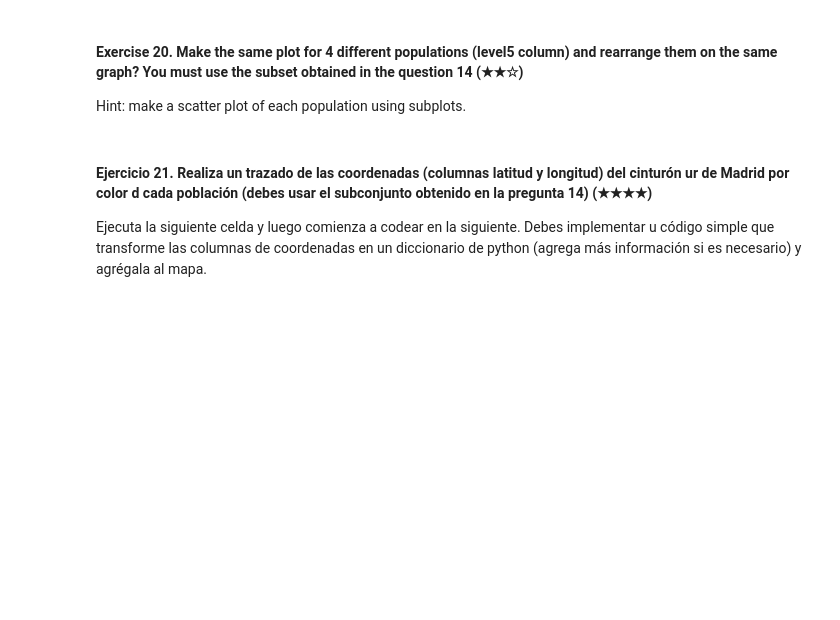
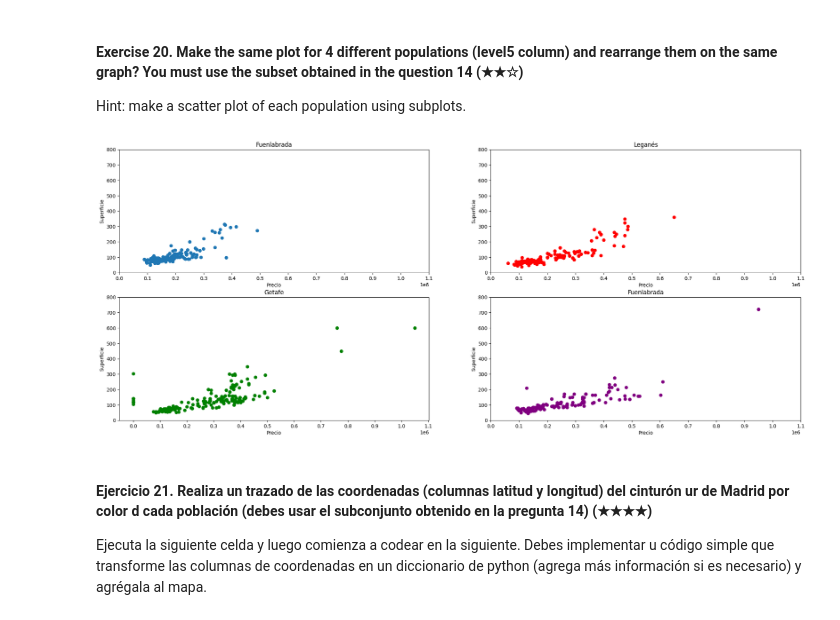
Before and after one commit to pythorena/PROYECTO-PREWORK, a Jupyter notebook: project.es.ipynb, the cells around one changed output. Drawn from its saved outputs; the diff is of its cells as text; code cells hidden in the pictures; blank space fills up the shorter version.

```diff
--- a/project.es.ipynb
+++ b/project.es.ipynb
@@ -581,6 +581,58 @@ See the caveats in the documentation: https://pandas.pydata.org/pandas-docs/stab
 # %% [markdown]
 #### Exercise 20. Make the same plot for 4 different populations (level5 column) and rearrange them on the same graph? You must use the subset obtained in the question 14 (★★☆)
 Hint: make a scatter plot of each population using subplots.
+# %%
+#Imprimir 4 gráficos de dispersión en la misma gráfica
+fig, axs = plt.subplots(2, 2, figsize=(25, 10))
+
+#Gráficos de dispersión - necesito 2 variables numéricas (por ejemplo precio y superficie)
+    #Subgráfica para Fuenlabrada
+x_fuen = fuenlabrada['price']
+y_fuen = fuenlabrada['surface']
+axs[0, 0].scatter(x_fuen, y_fuen)
+axs[0, 0].set_title('Fuenlabrada')
+axs[0, 0].set_xlabel('Precio')
+axs[0, 0].set_ylabel('Superficie')
+
+    #Subgráfica para Leganés
+x_leg = leganes['price']
+y_leg = leganes['surface']
+axs[0, 1].scatter(x_leg, y_leg, c='red')
+axs[0, 1].set_title('Leganés')
+axs[0, 1].set_xlabel('Precio')
+axs[0, 1].set_ylabel('Superficie')
+
+    #Subgráfica para Getafe
+x_get= getafe['price']
+y_get = getafe['surface']
+axs[1, 0].scatter(x_get, y_get, c='green')
+axs[1, 0].set_title('Getafe')
+axs[1, 0].set_xlabel('Precio')
+axs[1, 0].set_ylabel('Superficie')
+
+    #Subgráfica para Alcorcón
+x_alc = alcorcon['price']
+y_alc = alcorcon['surface']
+axs[1, 1].scatter(x_alc, y_alc, c='purple')
+axs[1, 1].set_title('Fuenlabrada')
+axs[1, 1].set_xlabel('Precio')
+axs[1, 1].set_ylabel('Superficie')
+
+#Normalización - unificar criterios -> establecer un rango común para todos los ejes
+#Los precios máximos están calculados en el ejercicio anterior. La casa más cara vale 1.050.000 USD. Por tanto, el eje x irá de 0 a 1.050.000 USD.
+xticks = np.arange(0, 1150000, 100000)
+for i in axs.flat:
+    i.set_xticks(xticks)
+#En el eje y pongo de 0 a 900 (he impreso previamente los diagramas para ver cuál era el máximo)
+yticks = np.arange(0, 900, 100)
+for ax in axs.flat:
+    ax.set_yticks(yticks)
+
+
+
+plt.show()
+# %% [output]
+[figure, added]
 # %% [markdown]
 #### Ejercicio 21. Realiza un trazado de las coordenadas (columnas latitud y longitud) del cinturón ur de Madrid por color d cada población (debes usar el subconjunto obtenido en la pregunta 14) (★★★★)
 
```
Also changed, not shown: parts of 3 cells of this notebook.
